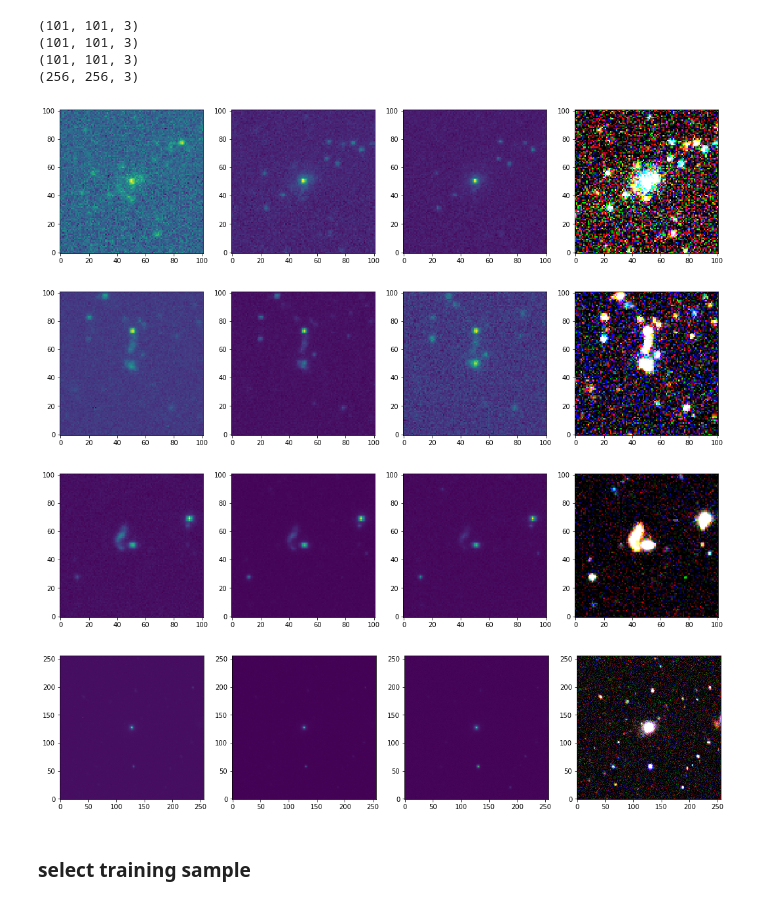
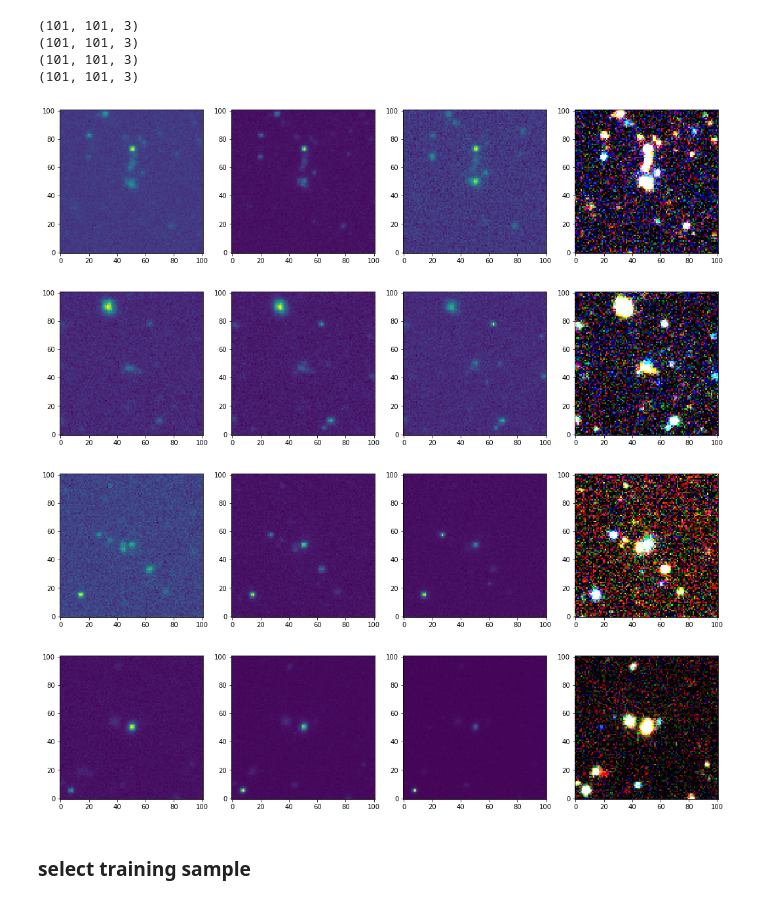
Before and after one commit to POFK/LensFinder, a Jupyter notebook: src/create_dataset.ipynb, the cells around one changed output. Saved outputs shown, nothing was run; the diff lists cells and outputs as text; code cells hidden in the pictures.

```diff
--- a/src/create_dataset.ipynb
+++ b/src/create_dataset.ipynb
@@ -28,13 +31,9 @@ OutBase = "/data/dell5/userdir/maotx/Lens/test_nan"
 data_shape = [101,101,3]
 # %%
-fp_lensA = glob.glob(os.path.join(DirBase,'decals_lens/BASS_resolution/grade-A/101t101/*.fits'))
-fp_lensB = glob.glob(os.path.join(DirBase,'decals_lens/BASS_resolution/grade-B/101t101/*.fits'))
-fp_lensC = glob.glob(os.path.join(DirBase,'decals_lens/BASS_resolution/grade-C/101t101/*.fits'))
-fp_nlens = glob.glob(os.path.join(DirBase,'decals_non_lens_BASS_resulation/*/*.fits'))
+fp_lens = glob.glob(os.path.join(DirBase,'lens_cx/cutout*.fits'))
+fp_nlens = glob.glob(os.path.join(DirBase,'decals_non_lens_BASS_resulation/*/101t101_good/cutout*.fits'))
 # %%
-fp_lensA=[i.replace(DirBase+'/','') for i in fp_lensA]
-fp_lensB=[i.replace(DirBase+'/','') for i in fp_lensB]
-fp_lensC=[i.replace(DirBase+'/','') for i in fp_lensC]
+fp_lens=[i.replace(DirBase+'/','') for i in fp_lens]
 fp_nlens=[i.replace(DirBase+'/','') for i in fp_nlens]
 # %%
 def show(data):
@@ -75,23 +74,23 @@ def readdata(fp):
         data = hdu[0].data
     return data
 # %%
-data = readdata(os.path.join(DirBase,fp_lensA[0]))
+data = readdata(os.path.join(DirBase,fp_lens[0]))
 show(data)
-data = readdata(os.path.join(DirBase,fp_lensB[0]))
+data = readdata(os.path.join(DirBase,fp_lens[2]))
 show(data)
-data = readdata(os.path.join(DirBase,fp_lensC[0]))
+data = readdata(os.path.join(DirBase,fp_lens[4]))
 show(data)
 data = readdata(os.path.join(DirBase,fp_nlens[0]))
 show(data)
 # %% [output]
 (101, 101, 3)
 (101, 101, 3)
 (101, 101, 3)
-(256, 256, 3)
+(101, 101, 3)
-[figure, old version]
+[figure, new version]
-[figure, old version]
+[figure, new version]
-[figure, old version]
+[figure, new version]
-[figure, old version]
+[figure, new version]
 # %% [markdown]
 ### select training sample
 # %%
```
Also changed, not shown: parts of 8 cells of this notebook, 5 other files.
